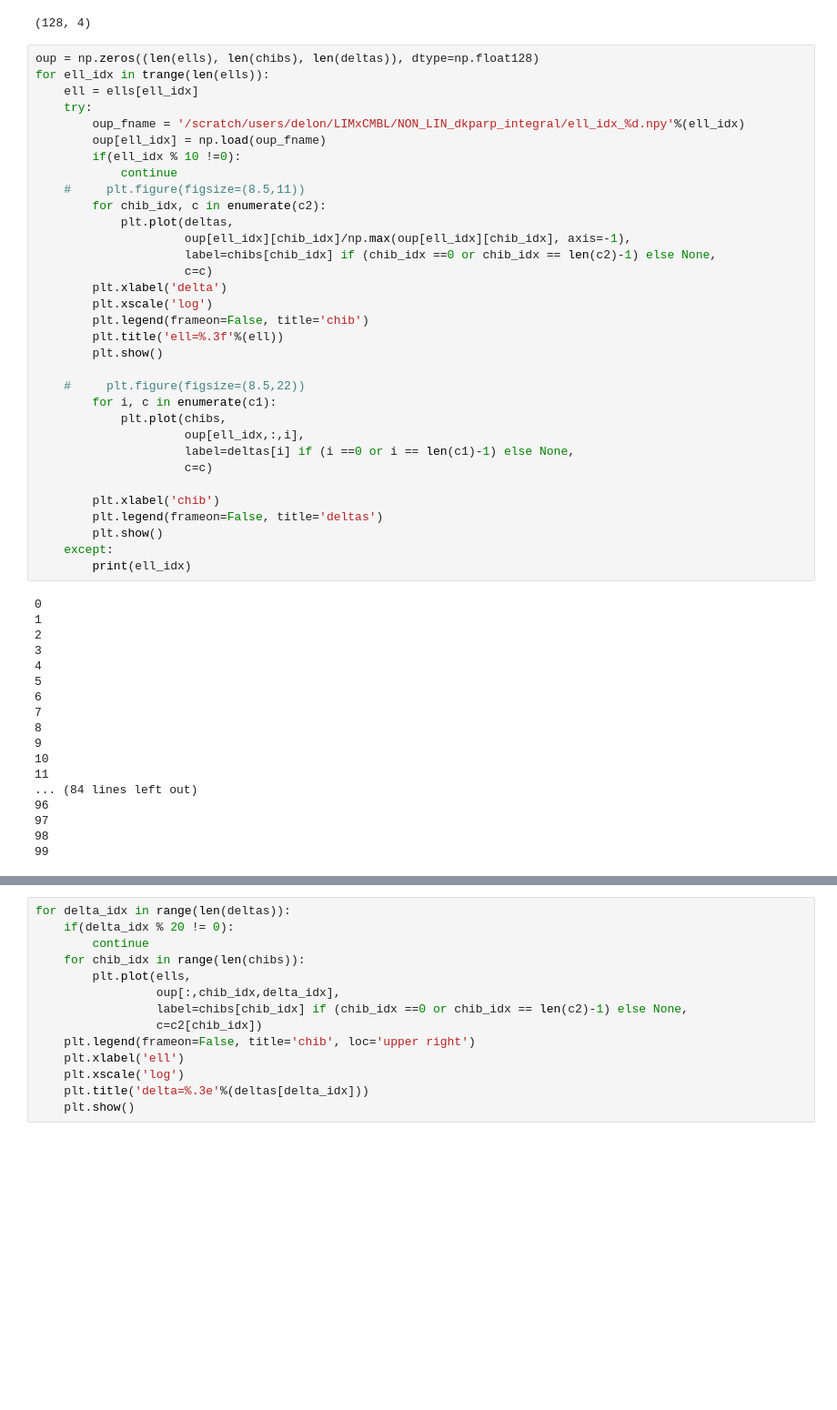
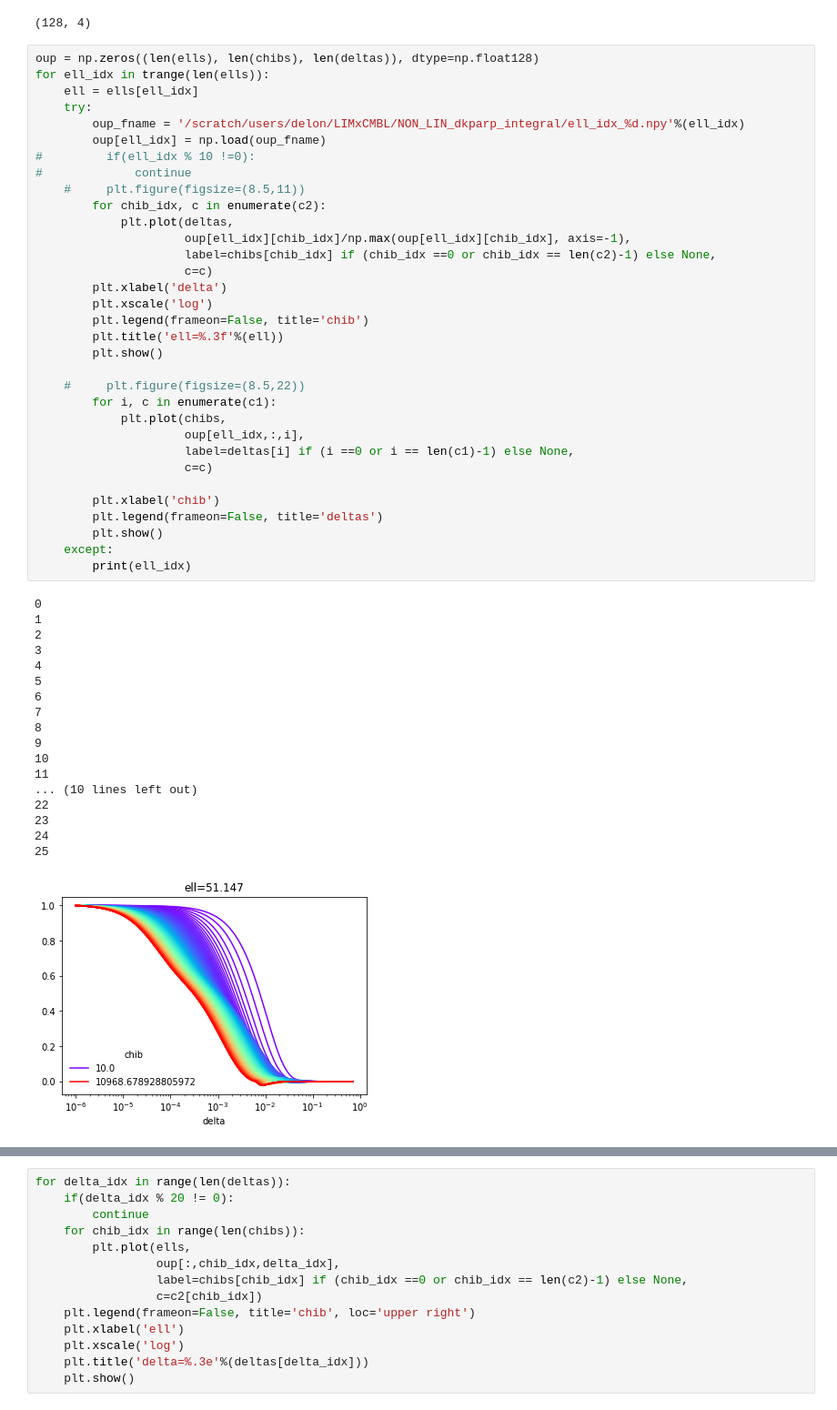
Before and after one commit to DelonShen/LIMxCMBL, a Jupyter notebook: 000.006.2025-03-29.compile_results_nonlin.ipynb, the cells around one changed output, grey strips where cells are left out. Shown at 91% size. Cells and saved outputs as stored; diff of their text form; blank space fills up the shorter version.

```diff
--- a/000.006.2025-03-29.compile_results_nonlin.ipynb
+++ b/000.006.2025-03-29.compile_results_nonlin.ipynb
@@ -38,8 +38,8 @@ for ell_idx in trange(len(ells)):
     try:
         oup_fname = '/scratch/users/delon/LIMxCMBL/NON_LIN_dkparp_integral/ell_idx_%d.npy'%(ell_idx)
         oup[ell_idx] = np.load(oup_fname)
-        if(ell_idx % 10 !=0):
-            continue
+#         if(ell_idx % 10 !=0):
+#             continue
     #     plt.figure(figsize=(8.5,11))
         for chib_idx, c in enumerate(c2):
             plt.plot(deltas,
@@ -50,35 +50,36 @@ for ell_idx in trange(len(ells)):
         plt.xscale('log')
         plt.legend(frameon=False, title='chib')
         plt.title('ell=%.3f'%(ell))
         plt.show()
 
     #     plt.figure(figsize=(8.5,22))
         for i, c in enumerate(c1):
             plt.plot(chibs,
                      oup[ell_idx,:,i],
                      label=deltas[i] if (i ==0 or i == len(c1)-1) else None,
                      c=c)
 
         plt.xlabel('chib')
         plt.legend(frameon=False, title='deltas')
         plt.show()
     except:
         print(ell_idx)
 # %% [output]
 0
 1
 2
 3
 4
 5
 6
 7
 8
 9
 10
 11
-... (84 lines left out)
-96
-97
-98
-99
+... (10 lines left out)
+22
+23
+24
+25
+[figure, added]
```
Also changed, not shown: parts of 2 cells of this notebook, 10 other files.
